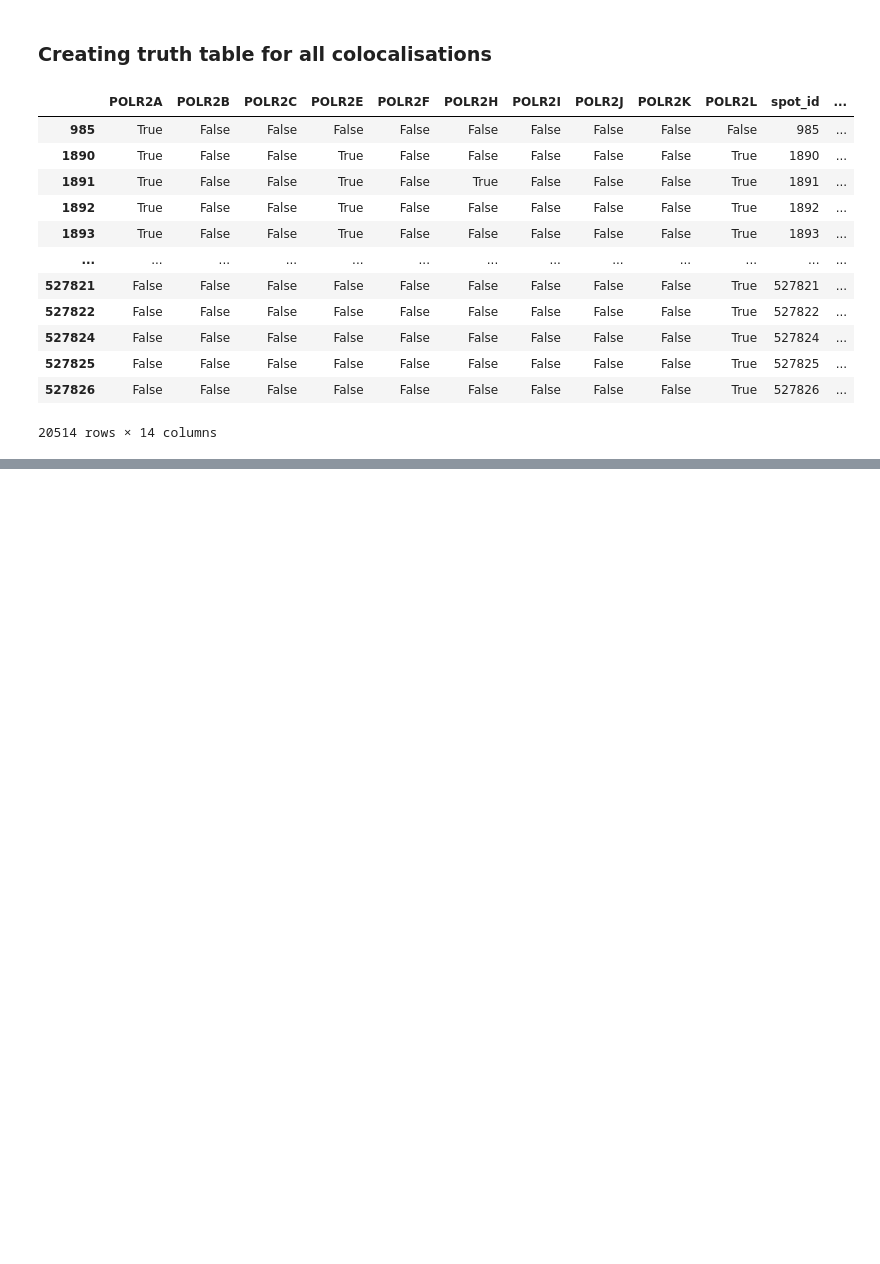
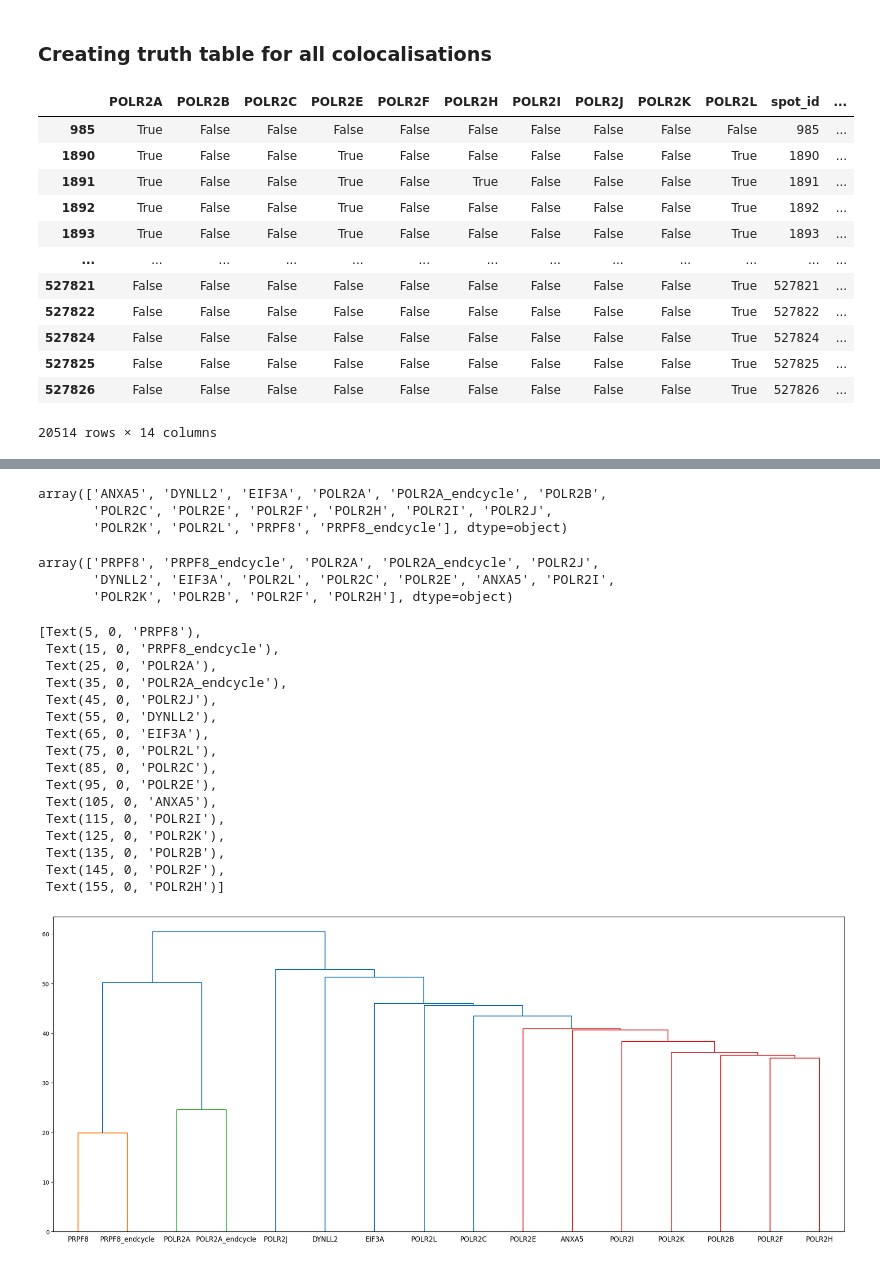
Before and after one commit to SlimaniF/Sequential_Fish, a Jupyter notebook: src/Sequential_Fish/analysis/testing_notebooks/graphs.ipynb, the cells around one changed output, grey strips where cells are left out. Drawn from its saved outputs; the diff is of its cells as text; code cells hidden in the pictures; blank space fills up the shorter version.

```diff
--- a/src/Sequential_Fish/analysis/testing_notebooks/graphs.ipynb
+++ b/src/Sequential_Fish/analysis/testing_notebooks/graphs.ipynb
@@ -682,0 +757,39 @@ colocalisation_truth_df
+# %%
+labels_alphabetical = np.array(data.index)
+labels_alphabetical
+# %% [output]
+array(['ANXA5', 'DYNLL2', 'EIF3A', 'POLR2A', 'POLR2A_endcycle', 'POLR2B',
+       'POLR2C', 'POLR2E', 'POLR2F', 'POLR2H', 'POLR2I', 'POLR2J',
+       'POLR2K', 'POLR2L', 'PRPF8', 'PRPF8_endcycle'], dtype=object)
+# %%
+labels_alphabetical[order]
+# %% [output]
+array(['PRPF8', 'PRPF8_endcycle', 'POLR2A', 'POLR2A_endcycle', 'POLR2J',
+       'DYNLL2', 'EIF3A', 'POLR2L', 'POLR2C', 'POLR2E', 'ANXA5', 'POLR2I',
+       'POLR2K', 'POLR2B', 'POLR2F', 'POLR2H'], dtype=object)
+# %%
+import matplotlib.pyplot as plt
+fig = plt.figure(figsize=(25, 10))
+dn = dendrogram(Z)
+ax = fig.gca()
+order = np.array([int(txt.get_text()) for txt in ax.get_xticklabels()],dtype=int)
+labels_ordered = labels_alphabetical[order]
+ax.set_xticklabels(labels_ordered)
+# %% [output]
+[Text(5, 0, 'PRPF8'),
+ Text(15, 0, 'PRPF8_endcycle'),
+ Text(25, 0, 'POLR2A'),
+ Text(35, 0, 'POLR2A_endcycle'),
+ Text(45, 0, 'POLR2J'),
+ Text(55, 0, 'DYNLL2'),
+ Text(65, 0, 'EIF3A'),
+ Text(75, 0, 'POLR2L'),
+ Text(85, 0, 'POLR2C'),
+ Text(95, 0, 'POLR2E'),
+ Text(105, 0, 'ANXA5'),
+ Text(115, 0, 'POLR2I'),
+ Text(125, 0, 'POLR2K'),
+ Text(135, 0, 'POLR2B'),
+ Text(145, 0, 'POLR2F'),
+ Text(155, 0, 'POLR2H')]
+[figure, added]
```
Also changed, not shown: parts of 14 cells of this notebook, 5 other files.
